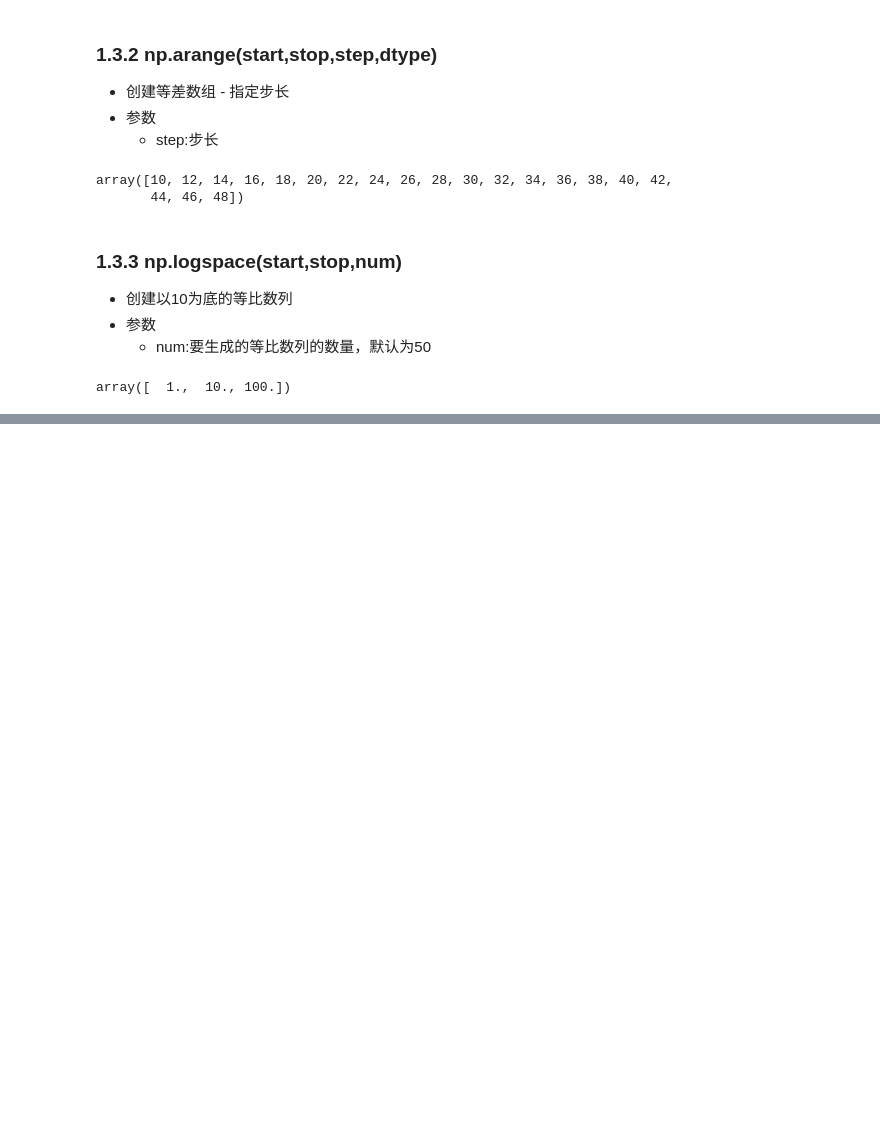
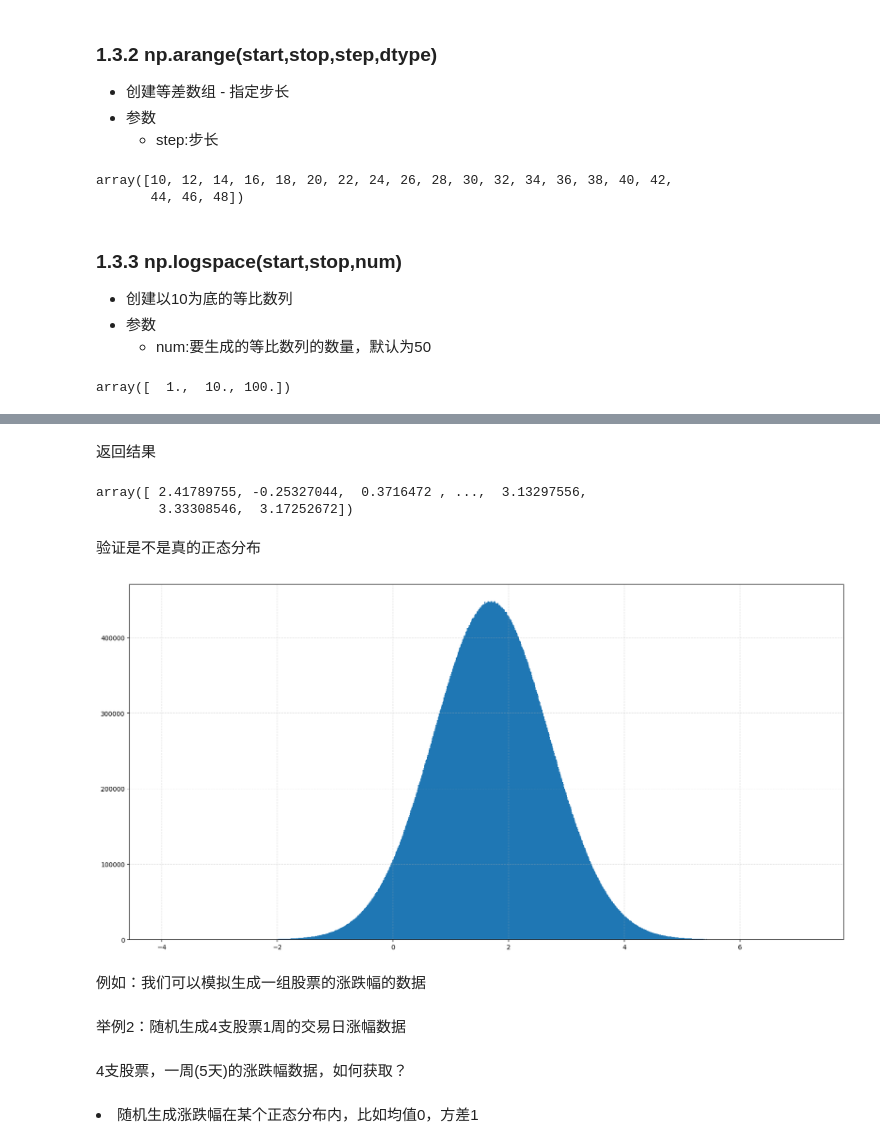
Before and after one commit to HaichengHao/machinelearnning, a Jupyter notebook: 02机器学习相关ipnb文件/02numpy相关/03基本操作.ipynb, the cells around one changed output, grey strips where cells are left out. Cells and saved outputs as stored; diff of their text form; code cells hidden in the pictures; blank space fills up the shorter version.

```diff
--- a/02机器学习相关ipnb文件/02numpy相关/03基本操作.ipynb
+++ b/02机器学习相关ipnb文件/02numpy相关/03基本操作.ipynb
@@ -207,0 +245,24 @@ class ndarray(builtins.object)
+# %%
+x1 = np.random.normal(1.7,1,100000000)
+# %% [markdown]
+<p>返回结果</p>
+# %%
+x1
+# %% [output]
+array([ 2.41789755, -0.25327044,  0.3716472 , ...,  3.13297556,
+        3.33308546,  3.17252672])
+# %% [markdown]
+<p>验证是不是真的正态分布</p>
+# %%
+from matplotlib import pyplot as plt #导包
+# 创建画布
+plt.figure(figsize=(20,10),dpi=100)
+# 设置网格显示
+plt.grid(True,linestyle='--',alpha=0.4)
+# 画直方图设置组距为1000
+plt.hist(x1,1000)
+
+# 展示
+plt.show()
+# %% [output]
+[figure, added]
@@ -207,0 +271,8 @@ class ndarray(builtins.object)
+# %% [markdown]
+<p>例如：我们可以模拟生成一组股票的涨跌幅的数据</p>
+# %% [markdown]
+<p>举例2：随机生成4支股票1周的交易日涨幅数据</p>
+# %% [markdown]
+<p>4支股票，一周(5天)的涨跌幅数据，如何获取？</p>
+# %% [markdown]
+<li>随机生成涨跌幅在某个正态分布内，比如均值0，方差1</li>
```
Also changed, not shown: parts of 86 cells of this notebook, 15 other files.
